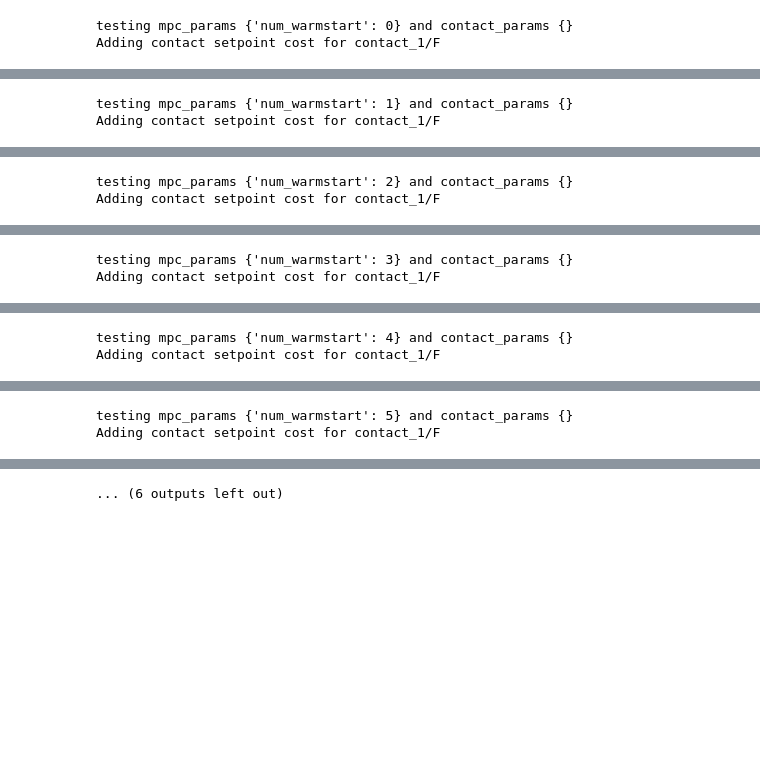
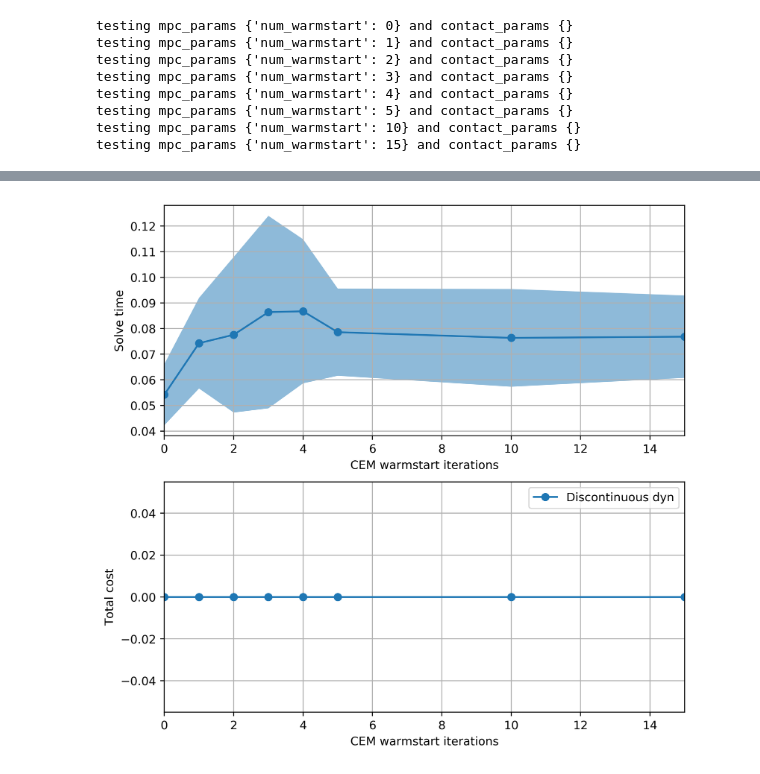
Before and after one commit to sehoon74/contact_mpc, a Jupyter notebook: test_mpc_warmstart.ipynb, the cells around one changed output, grey strips where cells are left out. Saved outputs shown, nothing was run; the diff lists cells and outputs as text; code cells hidden in the pictures; blank space fills up the shorter version.

```diff
--- a/test_mpc_warmstart.ipynb
+++ b/test_mpc_warmstart.ipynb
@@ -203,7 +208,14 @@ iters = [0, 1, 2, 3, 4, 5, 10, 15]
 new_contact_params = [{}]*len(iters)
 new_mpc_params = [{'num_warmstart':i} for i in iters]
 res = benchmark(new_mpc_params,new_contact_params, switched = True)
-plot_benchmark(iters, *res, par_name = "CEM warmstart iterations")
+fig, axs = plot_benchmark(iters, *res, par_name = "CEM warmstart iterations", line_name = 'Discontinuous dyn')
+fig.show()
 # %% [output]
 testing mpc_params {'num_warmstart': 0} and contact_params {}
-Adding contact setpoint cost for contact_1/F
+testing mpc_params {'num_warmstart': 1} and contact_params {}
+testing mpc_params {'num_warmstart': 2} and contact_params {}
+testing mpc_params {'num_warmstart': 3} and contact_params {}
+testing mpc_params {'num_warmstart': 4} and contact_params {}
+testing mpc_params {'num_warmstart': 5} and contact_params {}
+testing mpc_params {'num_warmstart': 10} and contact_params {}
+testing mpc_params {'num_warmstart': 15} and contact_params {}
@@ -211,2 +221,0 @@ CasADi - 2023-09-09 07:23:31 WARNING("CasADi was not compiled with WITH_THREAD=O
-testing mpc_params {'num_warmstart': 1} and contact_params {}
-Adding contact setpoint cost for contact_1/F
@@ -214,2 +221,0 @@ CasADi - 2023-09-09 07:23:33 WARNING("CasADi was not compiled with WITH_THREAD=O
-testing mpc_params {'num_warmstart': 2} and contact_params {}
-Adding contact setpoint cost for contact_1/F
@@ -217,2 +221,0 @@ CasADi - 2023-09-09 07:23:35 WARNING("CasADi was not compiled with WITH_THREAD=O
-testing mpc_params {'num_warmstart': 3} and contact_params {}
-Adding contact setpoint cost for contact_1/F
@@ -220,2 +221,0 @@ CasADi - 2023-09-09 07:23:38 WARNING("CasADi was not compiled with WITH_THREAD=O
-testing mpc_params {'num_warmstart': 4} and contact_params {}
-Adding contact setpoint cost for contact_1/F
@@ -223,2 +221,0 @@ CasADi - 2023-09-09 07:23:41 WARNING("CasADi was not compiled with WITH_THREAD=O
-testing mpc_params {'num_warmstart': 5} and contact_params {}
-Adding contact setpoint cost for contact_1/F
@@ -226,2 +222,2 @@ CasADi - 2023-09-09 07:23:44 WARNING("CasADi was not compiled with WITH_THREAD=O
-... (6 outputs left out)
+[figure, added]
 # %%
```
Also changed, not shown: parts of 8 cells of this notebook, 12 other files.
